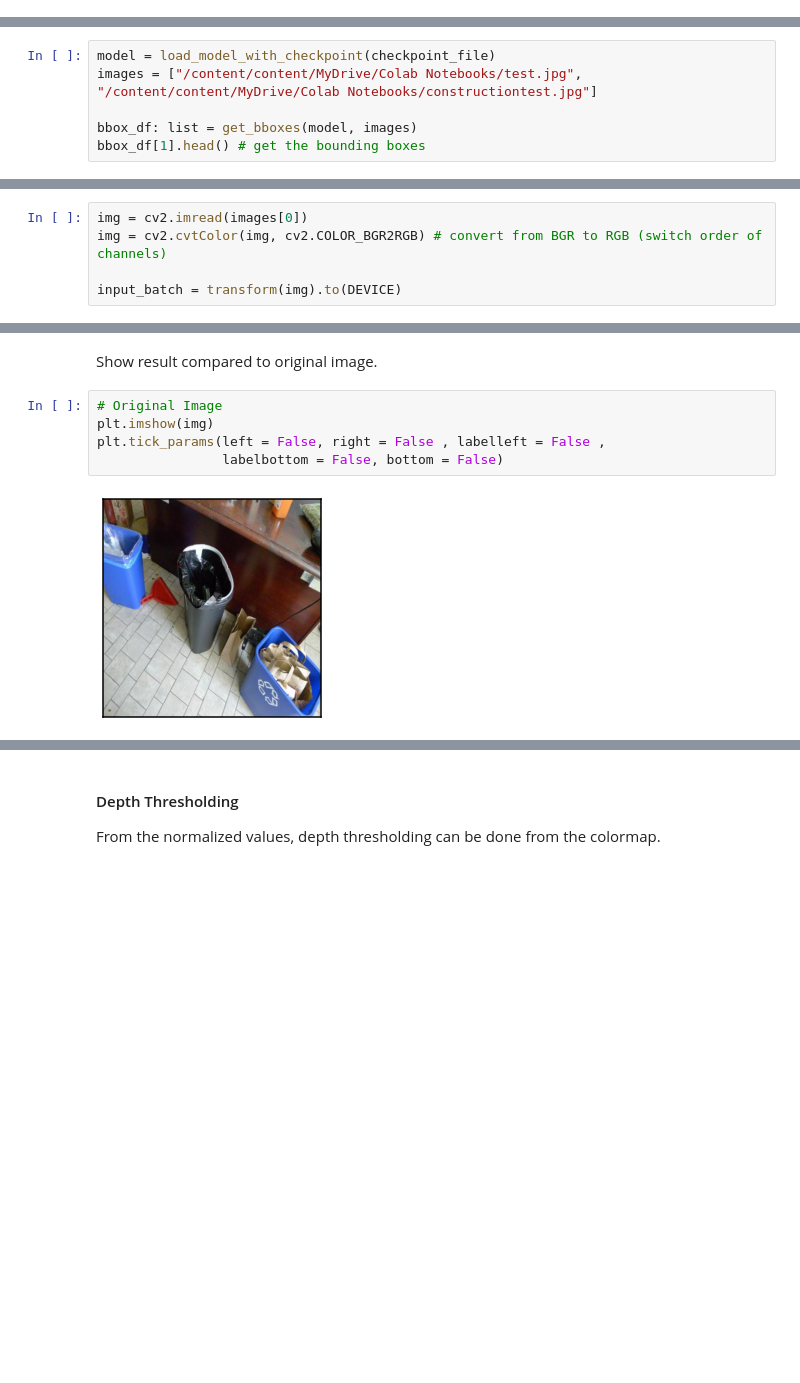
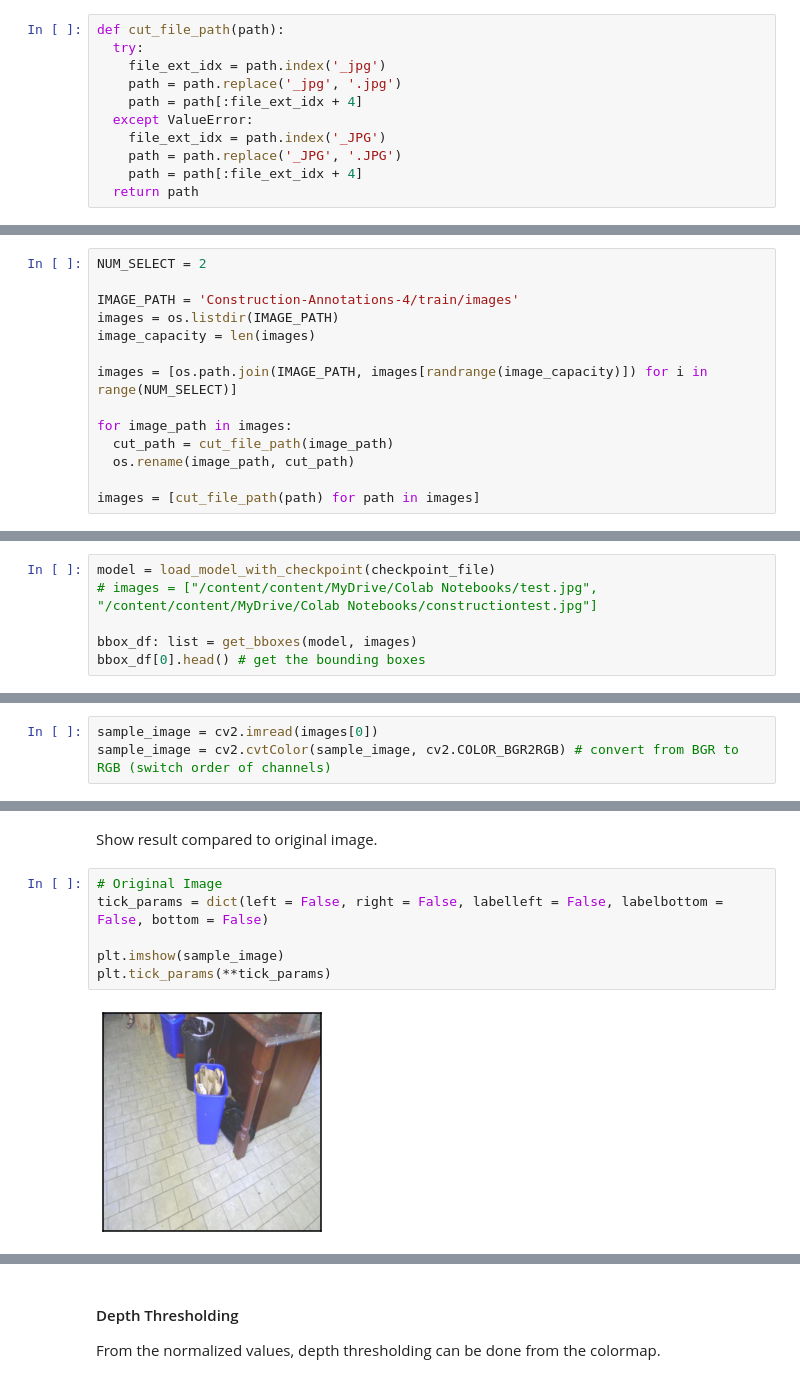
Before and after one commit to AstroNoodles/Mini-Projects, a Jupyter notebook: JR_Depth_Detection.ipynb, the cells around one changed output, grey strips where cells are left out. Drawn from its saved outputs; the diff is of its cells as text; blank space fills up the shorter version.

```diff
--- a/JR_Depth_Detection.ipynb
+++ b/JR_Depth_Detection.ipynb
@@ -60,0 +101,11 @@ plt.rcParams['axes.linewidth'] = 1.5
+# %%
+def cut_file_path(path):
+  try:
+    file_ext_idx = path.index('_jpg')
+    path = path.replace('_jpg', '.jpg')
+    path = path[:file_ext_idx + 4]
+  except ValueError:
+    file_ext_idx = path.index('_JPG')
+    path = path.replace('_JPG', '.JPG')
+    path = path[:file_ext_idx + 4]
+  return path
@@ -61,3 +114,17 @@ plt.rcParams['axes.linewidth'] = 1.5
+# %%
+NUM_SELECT = 2
+
+IMAGE_PATH = 'Construction-Annotations-4/train/images'
+images = os.listdir(IMAGE_PATH)
+image_capacity = len(images)
+
+images = [os.path.join(IMAGE_PATH, images[randrange(image_capacity)]) for i in range(NUM_SELECT)]
+
+for image_path in images:
+  cut_path = cut_file_path(image_path)
+  os.rename(image_path, cut_path)
+
+images = [cut_file_path(path) for path in images]
 # %% [markdown]
 #### Setup YOLOv5
 # %% [markdown]
@@ -103,8 +170,8 @@ Let's test the functions by loading in the checkpoint file.
 In reality, the input list would either come from a video where each frame is RGB image or from a live camera view. Here, I'm just using an image for simplicity's sake.
 # %%
 model = load_model_with_checkpoint(checkpoint_file)
-images = ["/content/content/MyDrive/Colab Notebooks/test.jpg", "/content/content/MyDrive/Colab Notebooks/constructiontest.jpg"]
+# images = ["/content/content/MyDrive/Colab Notebooks/test.jpg", "/content/content/MyDrive/Colab Notebooks/constructiontest.jpg"]
 
 bbox_df: list = get_bboxes(model, images)
-bbox_df[1].head() # get the bounding boxes
+bbox_df[0].head() # get the bounding boxes
 # %% [output]
@@ -170,10 +238,8 @@ Using cache found in /root/.cache/torch/hub/intel-isl_MiDaS_master
 # %% [markdown]
 Load the image into Colab and apply the preprocessing needed.
 # %%
-img = cv2.imread(images[0])
-img = cv2.cvtColor(img, cv2.COLOR_BGR2RGB) # convert from BGR to RGB (switch order of channels)
-
-input_batch = transform(img).to(DEVICE)
+sample_image = cv2.imread(images[0])
+sample_image = cv2.cvtColor(sample_image, cv2.COLOR_BGR2RGB) # convert from BGR to RGB (switch order of channels)
 # %% [markdown]
 Predict depth and resize to original resolution.
 # %%
@@ -203,11 +270,12 @@ output = normalize(output)
 Show result compared to original image.
 # %%
 # Original Image
-plt.imshow(img)
-plt.tick_params(left = False, right = False , labelleft = False ,
-                labelbottom = False, bottom = False)
+tick_params = dict(left = False, right = False, labelleft = False, labelbottom = False, bottom = False)
+
+plt.imshow(sample_image)
+plt.tick_params(**tick_params)
 # %% [output]
-[figure, old version]
+[figure, new version]
 # %%
 # Depth Image
 plt.imshow(output)
```
Also changed, not shown: parts of 25 cells of this notebook.
